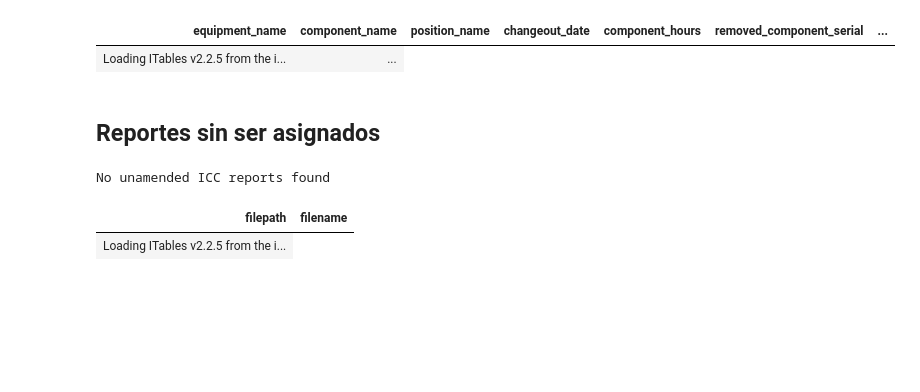
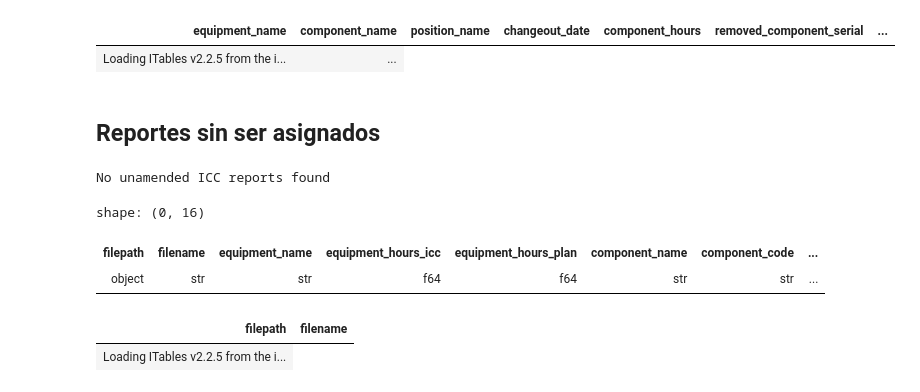
Before and after one commit to cecilvega/kbook, a Jupyter notebook: reliability/icc.ipynb, the cells around one changed output. Drawn from its saved outputs; the diff is of its cells as text; code cells hidden in the pictures; blank space fills up the shorter version.

```diff
--- a/reliability/icc.ipynb
+++ b/reliability/icc.ipynb
@@ -327,22 +349,26 @@ show(result_df)
 # %%
 icc_files = [
     f
     for f in (
         Path(os.environ["ONEDRIVE_LOCAL_PATH"]) / "INFORMES_CAMBIO_DE_COMPONENTE"
     ).rglob("*")
     if ((f.is_file()) & (f.suffix == ".pdf") & (f.stem.lower().startswith("icc")))
 ]
-icc_files = pd.DataFrame({"filepath": icc_files}).assign(
-    filename=lambda x: x["filepath"].map(lambda f: f.stem)
+icc_files = pl.DataFrame({"filepath": icc_files}).with_columns(
+    filename=pl.col("filepath").map_elements(lambda x: x.stem)
 )
-unamended_icc = pd.merge(
-    icc_files, icc_df[["filename"]], how="left", on="filename", indicator=True
+unamended_icc = icc_files.join(
+    icc_df, how="left", on="filename"
 )
-unamended_icc = unamended_icc.loc[unamended_icc["_merge"] == "left_only"]
+unamended_icc = unamended_icc.filter(pl.col("report_date").is_null())
 if unamended_icc.shape[0] == 0:
     print("No unamended ICC reports found")
+unamended_icc
 # %% [output]
 No unamended ICC reports found
+shape: (0, 16)
+| filepath | filename | equipment_name | equipment_hours_icc | equipment_hours_plan | component_name | component_code | ... |
+| object | str | str | f64 | f64 | str | str | ... |
 # %%
 # icc_files
 icc_files
```
Also changed, not shown: parts of 5 cells of this notebook.
